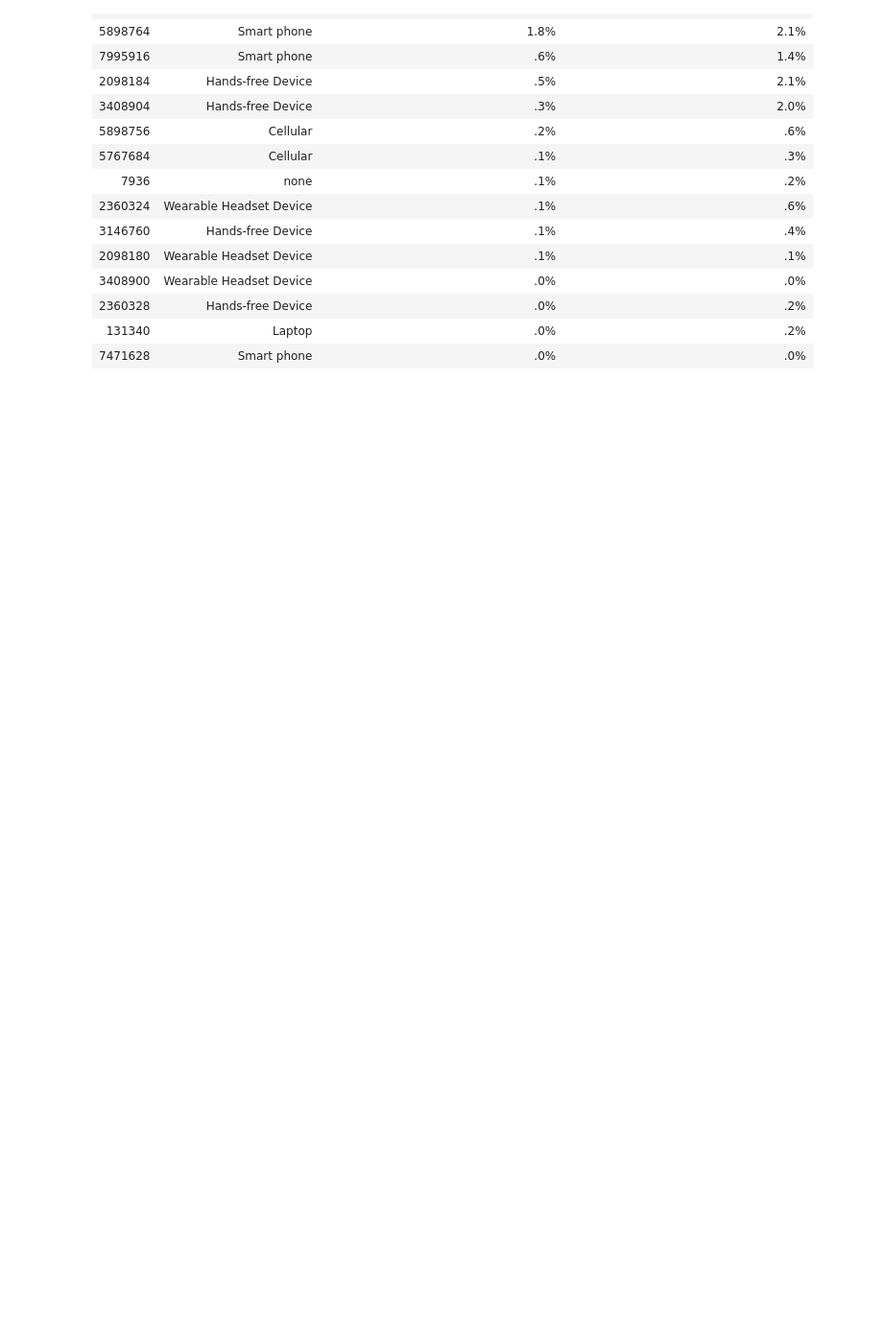
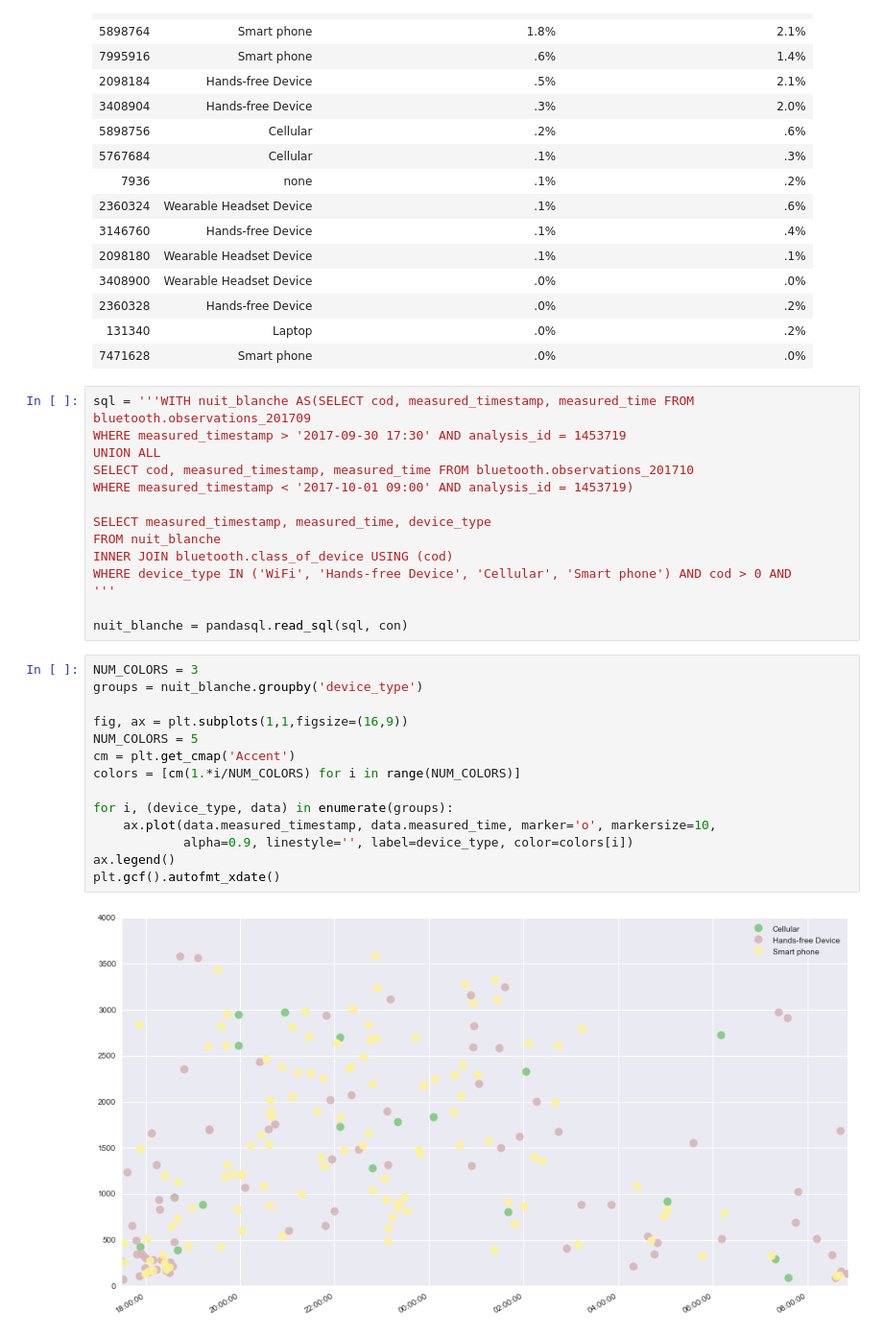
Before and after one commit to CityofToronto/bdit_king_pilot_dashboard, a Jupyter notebook: bluetooth/Baseline_device_filtering.ipynb, the cells around one changed output. Shown at 96% size. Drawn from its saved outputs; the diff is of its cells as text; blank space fills up the shorter version.

Commit message:
Nuit Blanche device_class graph

```diff
--- a/bluetooth/Baseline_device_filtering.ipynb
+++ b/bluetooth/Baseline_device_filtering.ipynb
@@ -155,3 +155,33 @@ print_table(sql, con)
 | 2360328 | Hands-free Device | .0% | .2% |
 | 131340 | Laptop | .0% | .2% |
 | 7471628 | Smart phone | .0% | .0% |
+# %%
+sql = '''WITH nuit_blanche AS(SELECT cod, measured_timestamp, measured_time FROM bluetooth.observations_201709
+WHERE measured_timestamp > '2017-09-30 17:30' AND analysis_id = 1453719
+UNION ALL
+SELECT cod, measured_timestamp, measured_time FROM bluetooth.observations_201710
+WHERE measured_timestamp < '2017-10-01 09:00' AND analysis_id = 1453719)
+
+SELECT measured_timestamp, measured_time, device_type
+FROM nuit_blanche
+INNER JOIN bluetooth.class_of_device USING (cod)
+WHERE device_type IN ('WiFi', 'Hands-free Device', 'Cellular', 'Smart phone') AND cod > 0 AND
+'''
+
+nuit_blanche = pandasql.read_sql(sql, con)
+# %%
+NUM_COLORS = 3
+groups = nuit_blanche.groupby('device_type')
+
+fig, ax = plt.subplots(1,1,figsize=(16,9))
+NUM_COLORS = 5
+cm = plt.get_cmap('Accent')
+colors = [cm(1.*i/NUM_COLORS) for i in range(NUM_COLORS)]
+
+for i, (device_type, data) in enumerate(groups):
+    ax.plot(data.measured_timestamp, data.measured_time, marker='o', markersize=10,
+            alpha=0.9, linestyle='', label=device_type, color=colors[i])
+ax.legend()
+plt.gcf().autofmt_xdate()
+# %% [output]
+[figure, added]
```
Also changed, not shown: parts of 3 cells of this notebook.
